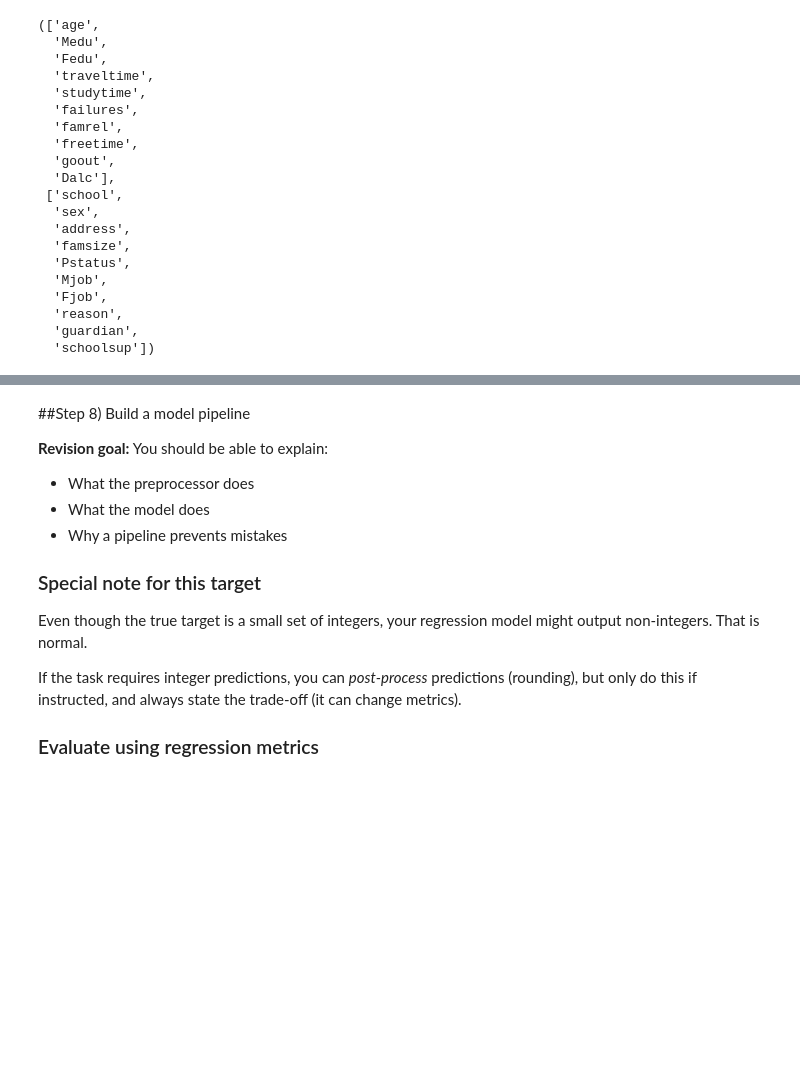
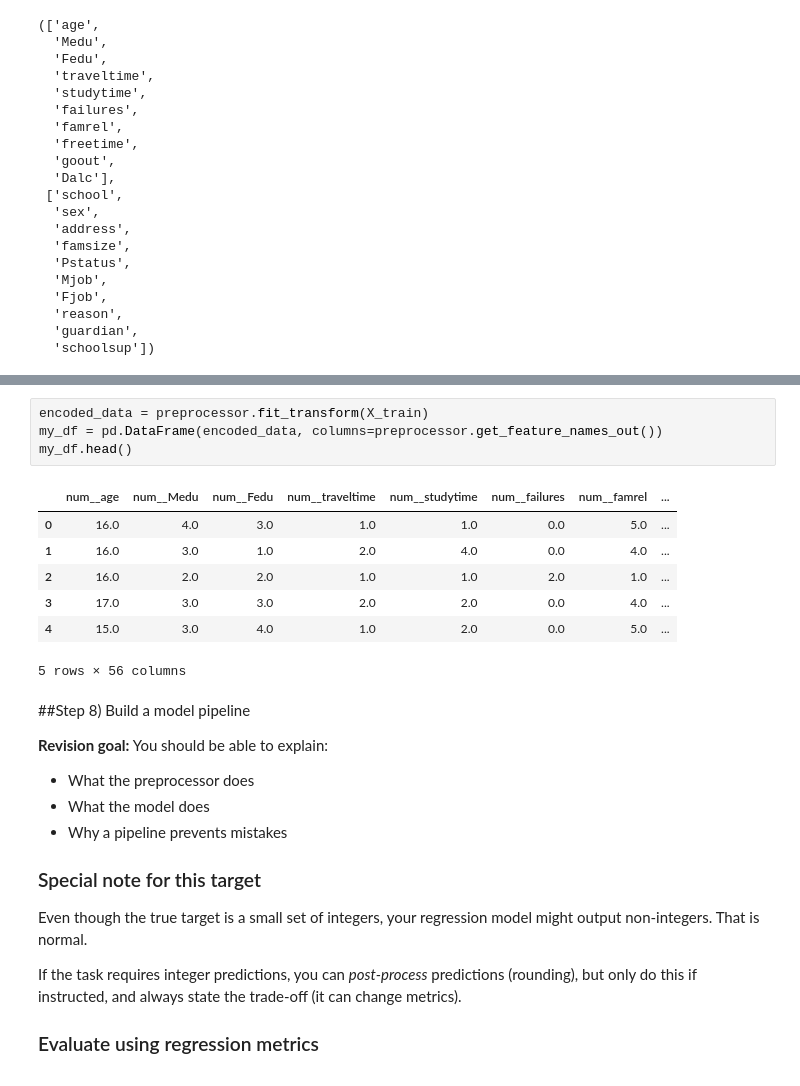
Before and after one commit to starscream1114-source/ADALL_github, a Jupyter notebook: Copy_of_ADALL_Practical_Test_Revision_Regression_v2.ipynb, the cells around one changed output, grey strips where cells are left out. Drawn from its saved outputs; the diff is of its cells as text; blank space fills up the shorter version.

```diff
--- a/Copy_of_ADALL_Practical_Test_Revision_Regression_v2.ipynb
+++ b/Copy_of_ADALL_Practical_Test_Revision_Regression_v2.ipynb
@@ -1300,3 +1314,15 @@ num_features[:10], cat_features[:10]
+# %%
+encoded_data = preprocessor.fit_transform(X_train)
+my_df = pd.DataFrame(encoded_data, columns=preprocessor.get_feature_names_out())
+my_df.head()
+# %% [output]
+|  | num__age | num__Medu | num__Fedu | num__traveltime | num__studytime | num__failures | num__famrel | ... |
+| 0 | 16.0 | 4.0 | 3.0 | 1.0 | 1.0 | 0.0 | 5.0 | ... |
+| 1 | 16.0 | 3.0 | 1.0 | 2.0 | 4.0 | 0.0 | 4.0 | ... |
+| 2 | 16.0 | 2.0 | 2.0 | 1.0 | 1.0 | 2.0 | 1.0 | ... |
+| 3 | 17.0 | 3.0 | 3.0 | 2.0 | 2.0 | 0.0 | 4.0 | ... |
+| 4 | 15.0 | 3.0 | 4.0 | 1.0 | 2.0 | 0.0 | 5.0 | ... |
+5 rows × 56 columns
 # %% [markdown]
 
 ##Step 8) Build a model pipeline
```
Also changed, not shown: parts of 16 cells of this notebook.
